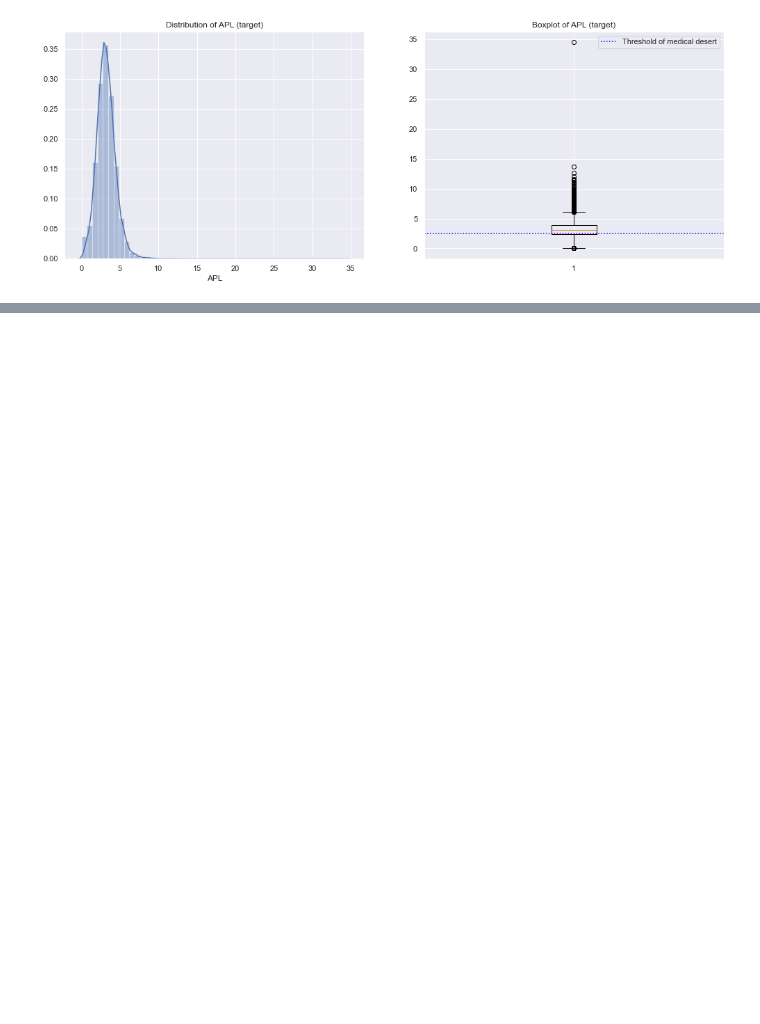
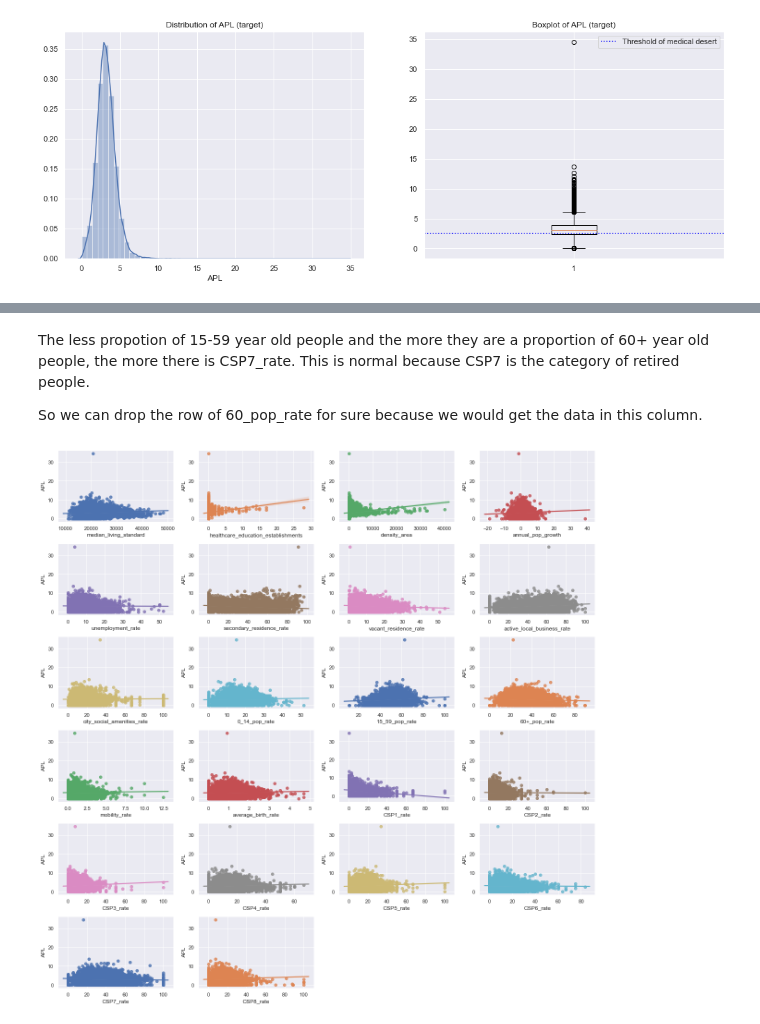
Before and after one commit to LudivineLacour/predict-medical-desert, a Jupyter notebook: code/exploratory_data_analysis.ipynb, the cells around one changed output, grey strips where cells are left out. Saved outputs shown, nothing was run; the diff lists cells and outputs as text; code cells hidden in the pictures; blank space fills up the shorter version.

```diff
--- a/code/exploratory_data_analysis.ipynb
+++ b/code/exploratory_data_analysis.ipynb
@@ -95,0 +119,18 @@ df[df.APL<2.5]
+# %% [markdown]
+The less propotion of 15-59 year old people and the more they are a proportion of 60+ year old people, the more there is CSP7_rate. This is normal because CSP7 is the category of retired people.
+
+So we can drop the row of 60_pop_rate for sure because we would get the data in this column.
+# %%
+# Checking the relationship between the target and the features
+fig, axs=plt.subplots(6,4, figsize=(17,17))
+
+for i in range(cols.shape[0]):
+    ax=axs[i//4,i%4]
+    sns.regplot(x=df[cols[i]],y=df.APL,ax=ax)
+
+fig.delaxes(axs[5,2])
+fig.delaxes(axs[5,3])
+fig.tight_layout()
+plt.show()
+# %% [output]
+[figure, added]
```
Also changed, not shown: parts of 14 cells of this notebook.
